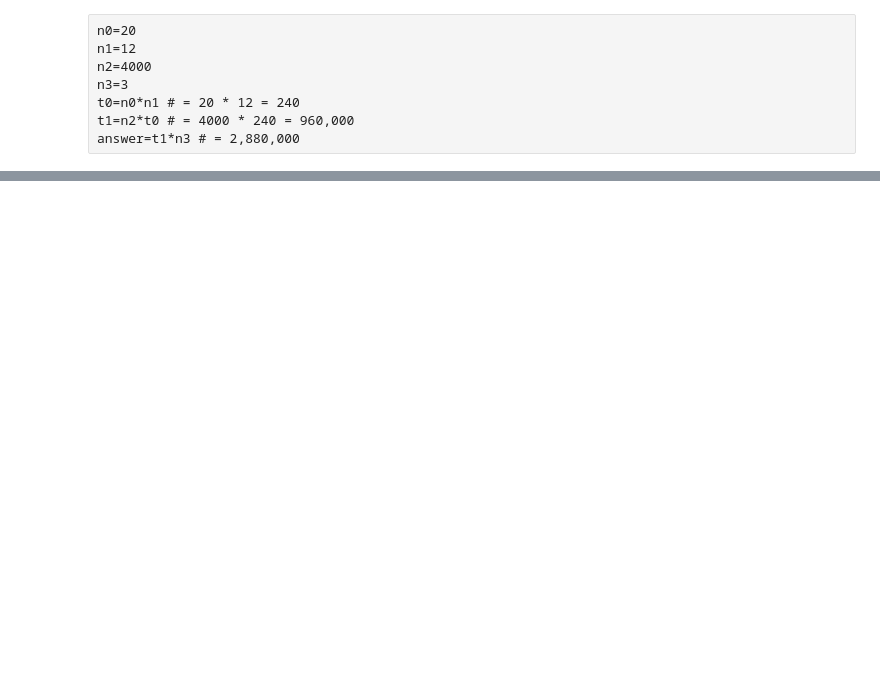
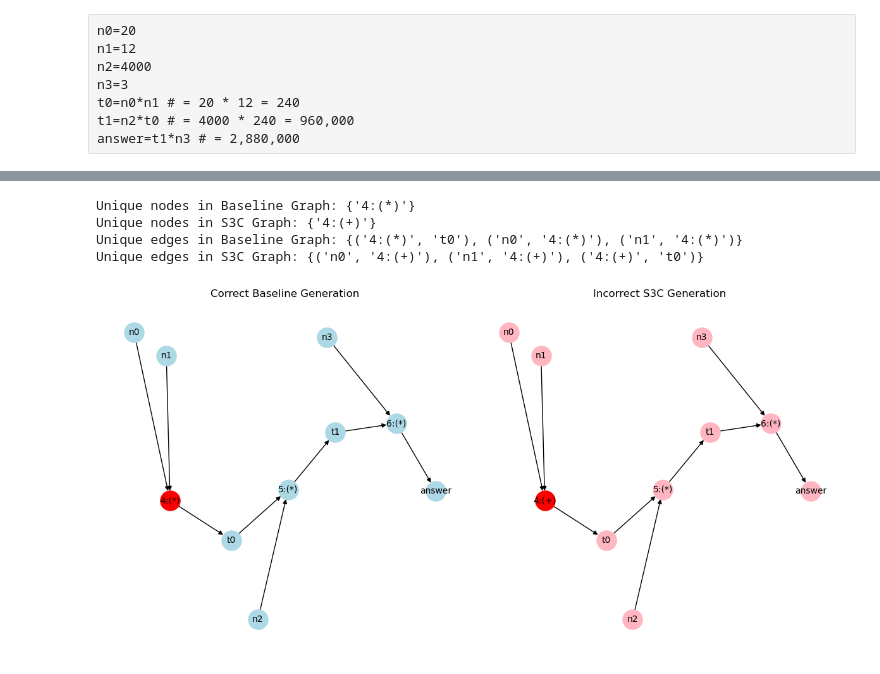
Before and after one commit to AK-Reid/tte, a Jupyter notebook: gsm-basline-s3c-comparison.ipynb, the cells around one changed output, grey strips where cells are left out. Saved outputs shown, nothing was run; the diff lists cells and outputs as text; code cells hidden in the pictures; blank space fills up the shorter version.

```diff
--- a/gsm-basline-s3c-comparison.ipynb
+++ b/gsm-basline-s3c-comparison.ipynb
@@ -724,0 +742,51 @@ answer=t1*n3 # = 2,880,000
+# %%
+import networkx as nx
+import networkx.algorithms.isomorphism as iso
+import matplotlib.pyplot as plt
+import re
+
+# ... (previous code to parse the strings and create baseline_graph and s3c_graph)
+
+# Create a subgraph isomorphism matcher
+matcher = iso.DiGraphMatcher(baseline_graph, s3c_graph)
+
+# Find all subgraph isomorphisms (common patterns)
+subgraph_matches = list(matcher.subgraph_isomorphisms_iter())
+
+# Find the nodes and edges that are unique to each graph
+unique_nodes_baseline = set(baseline_graph.nodes()) - set(s3c_graph.nodes())
+unique_nodes_s3c = set(s3c_graph.nodes()) - set(baseline_graph.nodes())
+
+unique_edges_baseline = set(baseline_graph.edges()) - set(s3c_graph.edges())
+unique_edges_s3c = set(s3c_graph.edges()) - set(baseline_graph.edges())
+
+# Print the unique nodes and edges in each graph
+print("Unique nodes in Baseline Graph:", unique_nodes_baseline)
+print("Unique nodes in S3C Graph:", unique_nodes_s3c)
+
+print("Unique edges in Baseline Graph:", unique_edges_baseline)
+print("Unique edges in S3C Graph:", unique_edges_s3c)
+
+# Create a new figure and axis for drawing the graphs
+fig, axes = plt.subplots(1, 2, figsize=(12, 6))
+
+# Draw the baseline graph
+axes[0].set_title("Correct Baseline Generation")
+pos_baseline = nx.spring_layout(baseline_graph, seed=42)
+nx.draw(baseline_graph, pos=pos_baseline, with_labels=True, node_color="lightblue", node_size=500, font_size=10, ax=axes[0])
+nx.draw_networkx_nodes(baseline_graph, pos=pos_baseline, nodelist=unique_nodes_baseline, node_color="red", node_size=500, ax=axes[0])
+
+# Draw the s3c graph
+axes[1].set_title("Incorrect S3C Generation")
+pos_s3c = nx.spring_layout(s3c_graph, seed=42)
+nx.draw(s3c_graph, pos=pos_s3c, with_labels=True, node_color="lightpink", node_size=500, font_size=10, ax=axes[1])
+nx.draw_networkx_nodes(s3c_graph, pos=pos_s3c, nodelist=unique_nodes_s3c, node_color="red", node_size=500, ax=axes[1])
+
+plt.tight_layout()
+plt.show()
+# %% [output]
+Unique nodes in Baseline Graph: {'4:(*)'}
+Unique nodes in S3C Graph: {'4:(+)'}
+Unique edges in Baseline Graph: {('4:(*)', 't0'), ('n0', '4:(*)'), ('n1', '4:(*)')}
+Unique edges in S3C Graph: {('n0', '4:(+)'), ('n1', '4:(+)'), ('4:(+)', 't0')}
+[figure, added]
```
Also changed, not shown: parts of 5 cells of this notebook.
